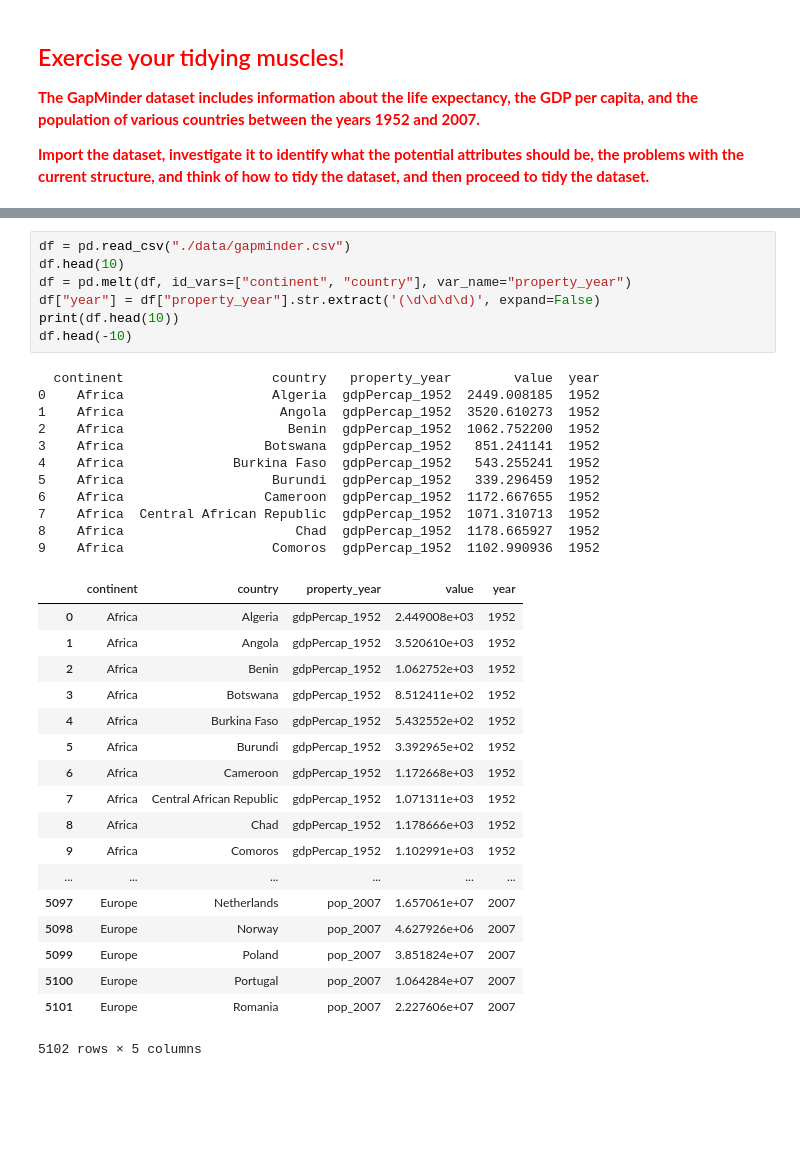
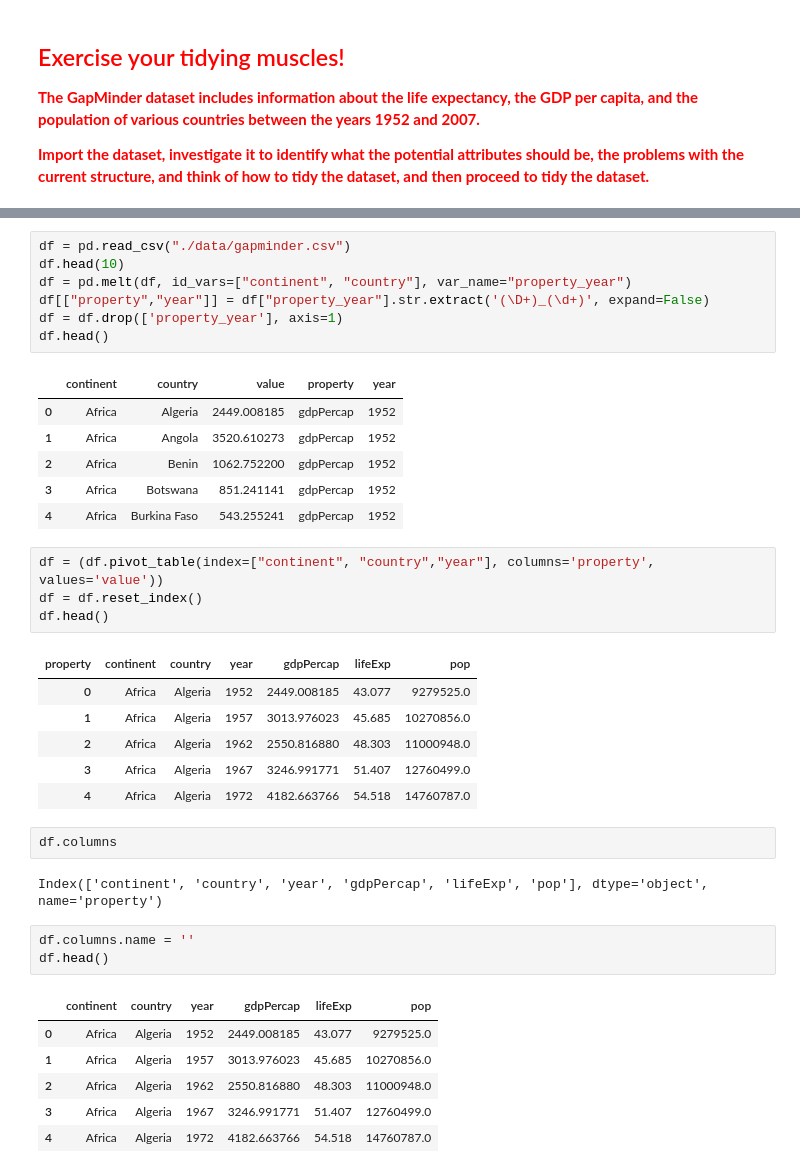
Before and after one commit to m3eeza/data-engineering, a Jupyter notebook: Practice3 - Tidy Data.ipynb, the cells around one changed output, grey strips where cells are left out. Drawn from its saved outputs; the diff is of its cells as text; blank space fills up the shorter version.

```diff
--- a/Practice3 - Tidy Data.ipynb
+++ b/Practice3 - Tidy Data.ipynb
@@ -282,37 +287,39 @@ df.head(10)
 # %%
 df = pd.read_csv("./data/gapminder.csv")
 df.head(10)
 df = pd.melt(df, id_vars=["continent", "country"], var_name="property_year")
-df["year"] = df["property_year"].str.extract('(\d\d\d\d)', expand=False)
-print(df.head(10))
-df.head(-10)
+df[["property","year"]] = df["property_year"].str.extract('(\D+)_(\d+)', expand=False)
+df = df.drop(['property_year'], axis=1)
+df.head()
 # %% [output]
-  continent                   country   property_year        value  year
-0    Africa                   Algeria  gdpPercap_1952  2449.008185  1952
-1    Africa                    Angola  gdpPercap_1952  3520.610273  1952
-2    Africa                     Benin  gdpPercap_1952  1062.752200  1952
-3    Africa                  Botswana  gdpPercap_1952   851.241141  1952
-4    Africa              Burkina Faso  gdpPercap_1952   543.255241  1952
-5    Africa                   Burundi  gdpPercap_1952   339.296459  1952
-6    Africa                  Cameroon  gdpPercap_1952  1172.667655  1952
-7    Africa  Central African Republic  gdpPercap_1952  1071.310713  1952
-8    Africa                      Chad  gdpPercap_1952  1178.665927  1952
-9    Africa                   Comoros  gdpPercap_1952  1102.990936  1952
-|  | continent | country | property_year | value | year |
-| 0 | Africa | Algeria | gdpPercap_1952 | 2.449008e+03 | 1952 |
-| 1 | Africa | Angola | gdpPercap_1952 | 3.520610e+03 | 1952 |
-| 2 | Africa | Benin | gdpPercap_1952 | 1.062752e+03 | 1952 |
-| 3 | Africa | Botswana | gdpPercap_1952 | 8.512411e+02 | 1952 |
-| 4 | Africa | Burkina Faso | gdpPercap_1952 | 5.432552e+02 | 1952 |
-| 5 | Africa | Burundi | gdpPercap_1952 | 3.392965e+02 | 1952 |
-| 6 | Africa | Cameroon | gdpPercap_1952 | 1.172668e+03 | 1952 |
-| 7 | Africa | Central African Republic | gdpPercap_1952 | 1.071311e+03 | 1952 |
-| 8 | Africa | Chad | gdpPercap_1952 | 1.178666e+03 | 1952 |
-| 9 | Africa | Comoros | gdpPercap_1952 | 1.102991e+03 | 1952 |
-| ... | ... | ... | ... | ... | ... |
-| 5097 | Europe | Netherlands | pop_2007 | 1.657061e+07 | 2007 |
-| 5098 | Europe | Norway | pop_2007 | 4.627926e+06 | 2007 |
-| 5099 | Europe | Poland | pop_2007 | 3.851824e+07 | 2007 |
-| 5100 | Europe | Portugal | pop_2007 | 1.064284e+07 | 2007 |
-| 5101 | Europe | Romania | pop_2007 | 2.227606e+07 | 2007 |
+|  | continent | country | value | property | year |
+| 0 | Africa | Algeria | 2449.008185 | gdpPercap | 1952 |
+| 1 | Africa | Angola | 3520.610273 | gdpPercap | 1952 |
+| 2 | Africa | Benin | 1062.752200 | gdpPercap | 1952 |
+| 3 | Africa | Botswana | 851.241141 | gdpPercap | 1952 |
+| 4 | Africa | Burkina Faso | 543.255241 | gdpPercap | 1952 |
-5102 rows × 5 columns
+# %%
+df = (df.pivot_table(index=["continent", "country","year"], columns='property', values='value'))
+df = df.reset_index()
+df.head()
+# %% [output]
+| property | continent | country | year | gdpPercap | lifeExp | pop |
+| 0 | Africa | Algeria | 1952 | 2449.008185 | 43.077 | 9279525.0 |
+| 1 | Africa | Algeria | 1957 | 3013.976023 | 45.685 | 10270856.0 |
+| 2 | Africa | Algeria | 1962 | 2550.816880 | 48.303 | 11000948.0 |
+| 3 | Africa | Algeria | 1967 | 3246.991771 | 51.407 | 12760499.0 |
+| 4 | Africa | Algeria | 1972 | 4182.663766 | 54.518 | 14760787.0 |
+# %%
+df.columns
+# %% [output]
+Index(['continent', 'country', 'year', 'gdpPercap', 'lifeExp', 'pop'], dtype='object', name='property')
+# %%
+df.columns.name = ''
+df.head()
+# %% [output]
+|  | continent | country | year | gdpPercap | lifeExp | pop |
+| 0 | Africa | Algeria | 1952 | 2449.008185 | 43.077 | 9279525.0 |
+| 1 | Africa | Algeria | 1957 | 3013.976023 | 45.685 | 10270856.0 |
+| 2 | Africa | Algeria | 1962 | 2550.816880 | 48.303 | 11000948.0 |
+| 3 | Africa | Algeria | 1967 | 3246.991771 | 51.407 | 12760499.0 |
+| 4 | Africa | Algeria | 1972 | 4182.663766 | 54.518 | 14760787.0 |
```
Also changed, not shown: parts of 3 cells of this notebook.
